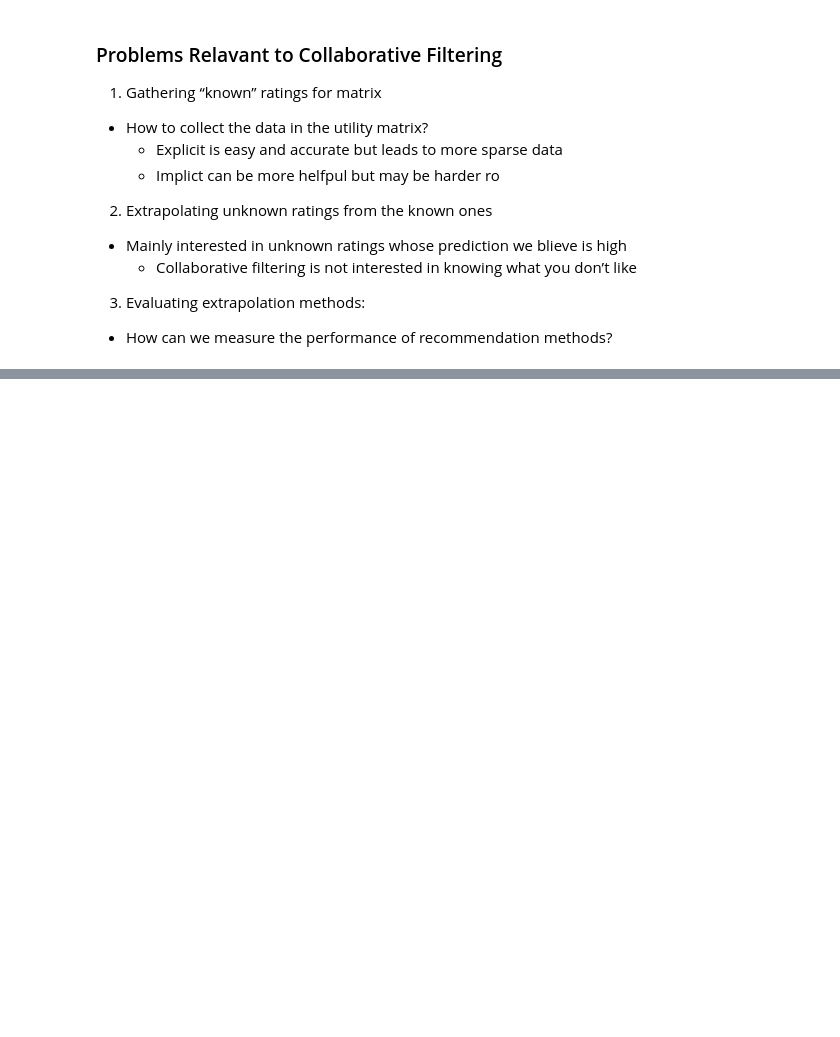
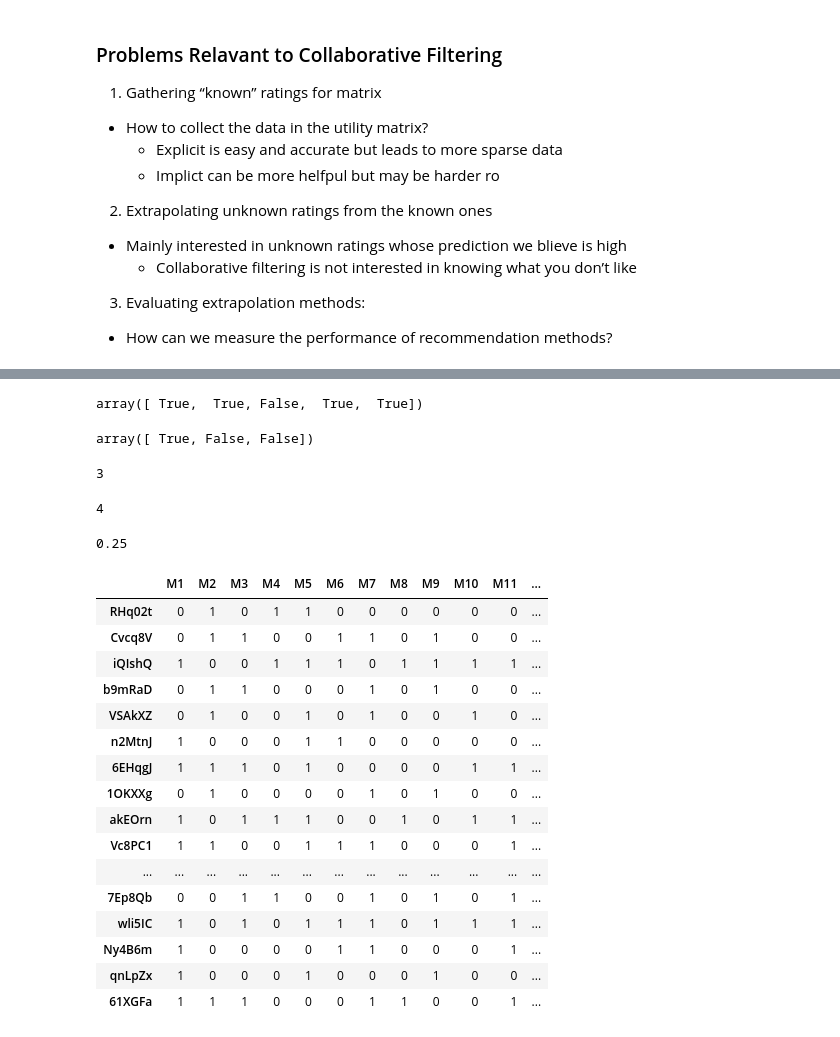
Before and after one commit to mahdi-b/ics438f22, a Jupyter notebook: morea/4_ML_introduction/resources/Collaborative Filtering.ipynb, the cells around one changed output, grey strips where cells are left out. Cells and saved outputs as stored; diff of their text form; code cells hidden in the pictures; blank space fills up the shorter version.

```diff
--- a/morea/4_ML_introduction/resources/Collaborative Filtering.ipynb
+++ b/morea/4_ML_introduction/resources/Collaborative Filtering.ipynb
@@ -75,0 +440,6 @@
+# %%
+import pandas as pd
+movies = ["M1", "M2", "M3","M4","M5","M6","M7","M8","M9","M10","M11","M12","M13","M14","M15","M16","M17"]
+
+viewers_ids =  pd.util.testing.rands_array(6, 20)
+viewers_ids
@@ -75,0 +457,3 @@
+# %%
+data = [np.random.choice([-1, 0, 1], size=(len(symptoms)))  for _ in range(len(viewers_ids))]
+data
@@ -75,0 +481,3 @@
+# %%
+viewers_data = pd.DataFrame(columns=movies, data=data, index=viewers_ids)
+viewers_data.head()
@@ -75,0 +491,31 @@
+# %%
+vec_1 = np.array([1, 0, 1, 1, 1])
+vec_2 = np.array([1, 0, 0, 1, 1])
+
+
+(vec_1 == vec_2)
+# %% [output]
+array([ True,  True, False,  True,  True])
+# %%
+x = np.array([ True,  True,  False])
+y = np.array([ True,  False, True])
+
+x & y
+# %% [output]
+array([ True, False, False])
+# %%
+vec_1 = np.array([1, 0, 1, 1, 1])
+vec_2 = np.array([1, 0, 0, 1, 1])
+
+
+sum((vec_1 == vec_2) & (vec_1 == 1))
+# %% [output]
+3
+# %%
+vec_1 = np.array([1, 0, 1, 1, 1])
+vec_2 = np.array([1, 0, 0, 1, 1])
+
+
+sum((vec_1 == 1) | (vec_2 == 1))
+# %% [output]
+4
@@ -75,0 +530,28 @@
+# %%
+vec_1 = np.array([1, 0, 1, 1, 1])
+vec_2 = np.array([1, 0, 0, 1, 1])
+
+
+print(compute_Jaccard_sim(vec_1, vec_2 ))
+# %% [output]
+0.25
+# %%
+viewers_data
+# %% [output]
+|  | M1 | M2 | M3 | M4 | M5 | M6 | M7 | M8 | M9 | M10 | M11 | ... |
+| RHq02t | 0 | 1 | 0 | 1 | 1 | 0 | 0 | 0 | 0 | 0 | 0 | ... |
+| Cvcq8V | 0 | 1 | 1 | 0 | 0 | 1 | 1 | 0 | 1 | 0 | 0 | ... |
+| iQIshQ | 1 | 0 | 0 | 1 | 1 | 1 | 0 | 1 | 1 | 1 | 1 | ... |
+| b9mRaD | 0 | 1 | 1 | 0 | 0 | 0 | 1 | 0 | 1 | 0 | 0 | ... |
+| VSAkXZ | 0 | 1 | 0 | 0 | 1 | 0 | 1 | 0 | 0 | 1 | 0 | ... |
+| n2MtnJ | 1 | 0 | 0 | 0 | 1 | 1 | 0 | 0 | 0 | 0 | 0 | ... |
+| 6EHqgJ | 1 | 1 | 1 | 0 | 1 | 0 | 0 | 0 | 0 | 1 | 1 | ... |
+| 1OKXXg | 0 | 1 | 0 | 0 | 0 | 0 | 1 | 0 | 1 | 0 | 0 | ... |
+| akEOrn | 1 | 0 | 1 | 1 | 1 | 0 | 0 | 1 | 0 | 1 | 1 | ... |
+| Vc8PC1 | 1 | 1 | 0 | 0 | 1 | 1 | 1 | 0 | 0 | 0 | 1 | ... |
+| ... | ... | ... | ... | ... | ... | ... | ... | ... | ... | ... | ... | ... |
+| 7Ep8Qb | 0 | 0 | 1 | 1 | 0 | 0 | 1 | 0 | 1 | 0 | 1 | ... |
+| wli5IC | 1 | 0 | 1 | 0 | 1 | 1 | 1 | 0 | 1 | 1 | 1 | ... |
+| Ny4B6m | 1 | 0 | 0 | 0 | 0 | 1 | 1 | 0 | 0 | 0 | 1 | ... |
+| qnLpZx | 1 | 0 | 0 | 0 | 1 | 0 | 0 | 0 | 1 | 0 | 0 | ... |
+| 61XGFa | 1 | 1 | 1 | 0 | 0 | 0 | 1 | 1 | 0 | 0 | 1 | ... |
```
Also changed, not shown: parts of 83 cells of this notebook, 4 other files.
